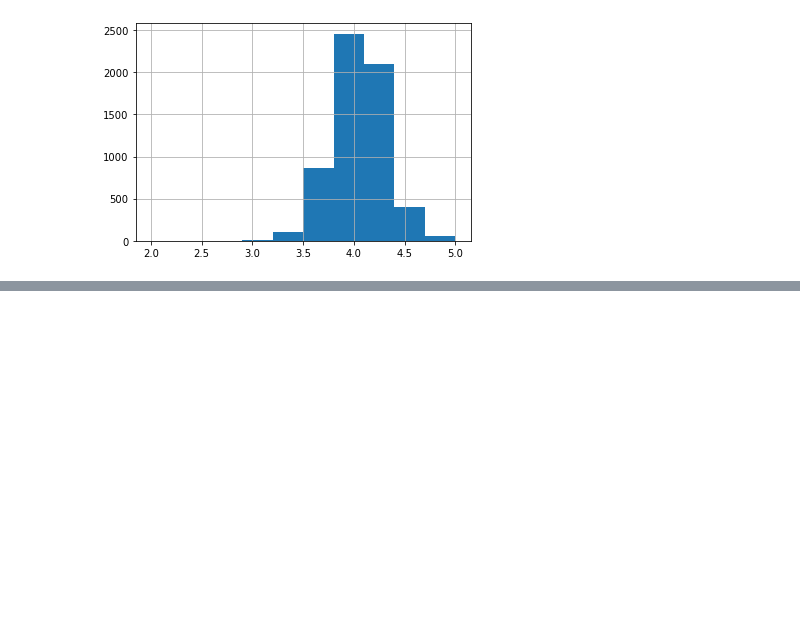
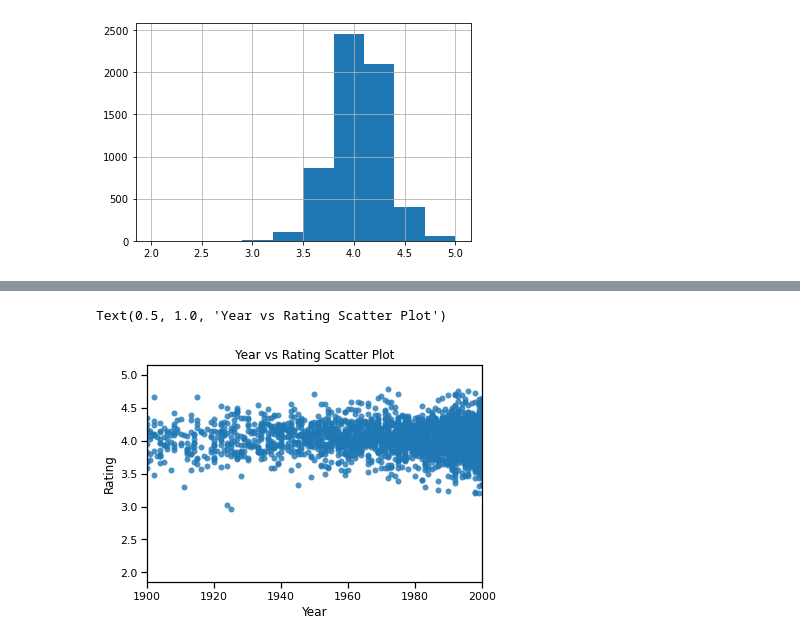
Before and after one commit to ShawnFrost23/machineLearning, a Jupyter notebook: Week1Custom/PythonPandas.ipynb, the cells around one changed output, grey strips where cells are left out. Cells and saved outputs as stored; diff of their text form; code cells hidden in the pictures; blank space fills up the shorter version.

```diff
--- a/Week1Custom/PythonPandas.ipynb
+++ b/Week1Custom/PythonPandas.ipynb
@@ -225,0 +250,13 @@ SyntaxError: invalid syntax (<ipython-input-82-142a4a0524aa>, line 4)
+# %%
+# plotting the scatter plot of year vs rating where year goes to x axis and rating goes to the y axis
+# lw represents the linewidth of the line surrounding the dots, higher lw shows a congested graph.
+# alpha represents the density of color fill.
+plt.scatter(data.year, data.rating, lw=0, alpha=0.8)
+# we are limiting our year from 1900 to 2000
+plt.xlim([1900,2000])
+plt.xlabel("Year")
+plt.ylabel("Rating")
+plt.title("Year vs Rating Scatter Plot")
+# %% [output]
+Text(0.5, 1.0, 'Year vs Rating Scatter Plot')
+[figure, added]
```
Also changed, not shown: parts of 6 cells of this notebook.
